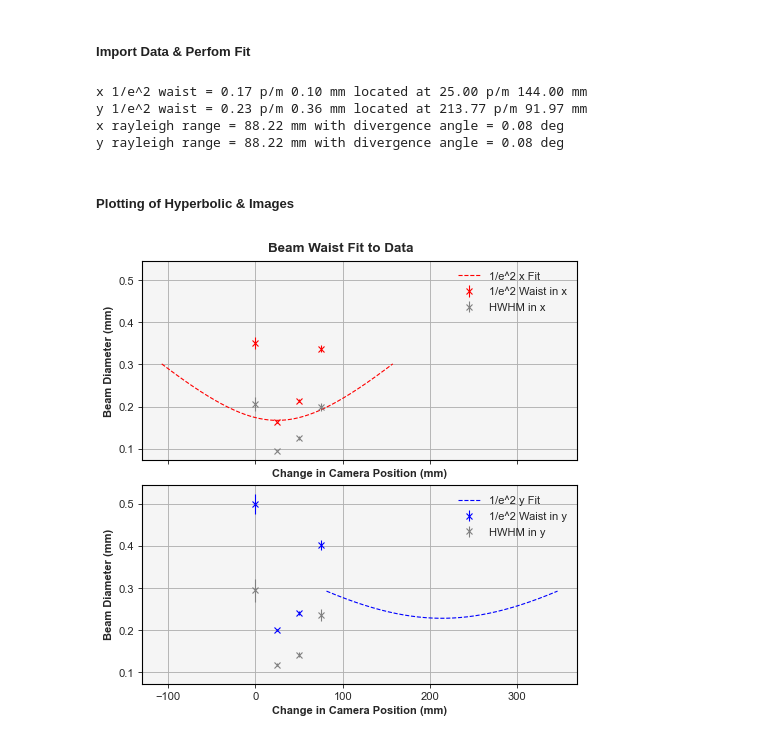
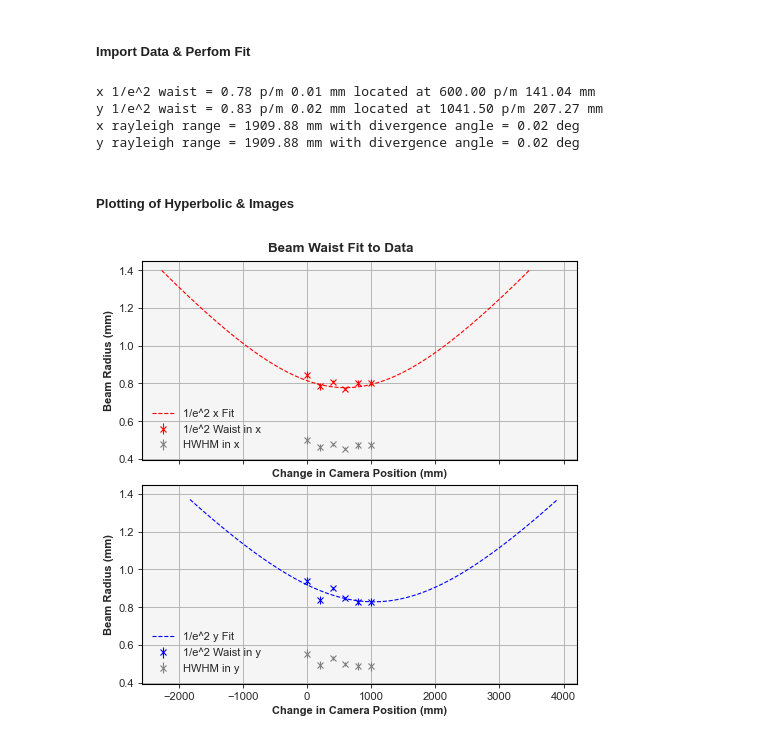
Before and after one commit to SMK-UK/BeamPro, a Jupyter notebook: test.ipynb, the cells around one changed output. Cells and saved outputs as stored; diff of their text form; code cells hidden in the pictures.

```diff
--- a/test.ipynb
+++ b/test.ipynb
@@ -17,7 +17,7 @@ import sys
 mp.style.use('signature.mplstyle')
 
 # directory and folder for images
-folder = ['75mm focus']
+folder = ['10']
 root = r"C:\Users\sk88\Desktop\995 collimation"
 dir = os.path.join(root, folder[0])
 # image laser wavelength(mm)
@@ -60,11 +60,11 @@ array_len = int(len(image_files)/2)
 distances = bf.open_excel(os.path.join(dir, z_file[0]))
 if len(distances) != array_len:
     sys.exit('Number of images and z-distance mismatch')
-
+# pre-assign arrays
 data = []
 fit_data = np.empty([array_len, 2, 3])
 fit_err = np.empty([array_len, 2, 3])
-
+# fit images to gaussian
 for index, image_file in enumerate(image_files):
     if index < array_len:
 
@@ -72,21 +72,19 @@ for index, image_file in enumerate(image_files):
         beam_bkd = os.path.join(dir, image_files[2 * index + 1])
         data.append(bf.norm_image(beam_image, beam_bkd))
         fit_data[index, :, :], fit_err[index, :, :] = ff.fitgauss(data[index])
-
+# convert pixels to mm and scale data
 pix_size = bf.get_pix_size(beam_image, chip_size)
-
 scale_data = np.abs(fit_data) * pix_size[0]
 scale_err = np.abs(fit_err) * pix_size[0]
 fit_data[:, 0, 1:] = np.abs(fit_data[:, 0, 1:]) * pix_size[0]
 fit_err[:, 0, 1:] = np.abs(fit_err[:, 0, 1:]) * pix_size[0]
 fit_data[:, 1, 1:] = np.abs(fit_data[:, 1, 1:]) * pix_size[1]
 fit_err[:, 1, 1:] = np.abs(fit_err[:, 1, 1:]) * pix_size[1]
-
-FWHM_err = np.array(scale_err[:, :, 2] / scale_data[:, :, 2])
 # calculate FWHM & 1/e^2 (um)
 FWHM = 2 * np.sqrt(2 * np.log(2)) *fit_data[:, :, 2]
+FWHM_scale_err = np.array(scale_err[:, :, 2] / scale_data[:, :, 2])
 FWHM_xy = [np.reshape(FWHM[:, 0], (len(FWHM),1)), np.reshape(FWHM[:, 1], (len(FWHM),1))]
-FWHM_err = [np.reshape(FWHM_err[:, 0] * np.ravel(FWHM_xy[0]), (len(FWHM),1)), np.reshape(FWHM_err[:, 1] * np.ravel(FWHM_xy[1]),  (len(FWHM),1))]
+FWHM_err = [np.reshape(FWHM_scale_err[:, 0] * np.ravel(FWHM_xy[0]), (len(FWHM),1)), np.reshape(FWHM_scale_err[:, 1] * np.ravel(FWHM_xy[1]),  (len(FWHM),1))]
 e2_xy = [FWHM_xy[0] / np.sqrt(2*np.log(2)), FWHM_xy[1] / np.sqrt(2*np.log(2))]
 e2_err = [FWHM_err[0] / np.sqrt(2*np.log(2)), FWHM_err[1] / np.sqrt(2*np.log(2))]
 # params for fitting to hyperbolic
@@ -104,36 +102,36 @@ print('y 1/e^2 waist = ' + '%.2f ' % e2y[0] + 'p/m ' + '%.2f mm' % e2y_err[0] +
 print('x rayleigh range = ' + '%.2f mm ' % zr[0] + 'with divergence angle = ' + '%.2f deg' % theta[0])
 print('y rayleigh range = ' + '%.2f mm ' % zr[1] + 'with divergence angle = ' + '%.2f deg' % theta[1])
 # %% [output]
-x 1/e^2 waist = 0.17 p/m 0.10 mm located at 25.00 p/m 144.00 mm
-y 1/e^2 waist = 0.23 p/m 0.36 mm located at 213.77 p/m 91.97 mm
-x rayleigh range = 88.22 mm with divergence angle = 0.08 deg
-y rayleigh range = 88.22 mm with divergence angle = 0.08 deg
+x 1/e^2 waist = 0.78 p/m 0.01 mm located at 600.00 p/m 141.04 mm
+y 1/e^2 waist = 0.83 p/m 0.02 mm located at 1041.50 p/m 207.27 mm
+x rayleigh range = 1909.88 mm with divergence angle = 0.02 deg
+y rayleigh range = 1909.88 mm with divergence angle = 0.02 deg
 # %% [markdown]
 
 ##### Plotting of Hyperbolic & Images
 # %%
 # set up x values for plotting
 zx_plot = np.linspace(start=-1.5 * zr[0], stop = 1.5*zr[0], num=1000, endpoint=True) + e2x[1]
 zy_plot = np.linspace(start=-1.5 * zr[1], stop = 1.5*zr[1], num=1000, endpoint=True) + e2y[1]
 # set up figure space for error bars and hyperbolic fit
 fig_1, ax_1 = mp.subplots(nrows=2, ncols=1, sharex='all', sharey='all', constrained_layout=True)
 # real beam data plots 1/e^2 (x & y)
 ax_1[0].errorbar(distances, e2_xy[0].flatten(), yerr = e2_err[0].flatten(), label='1/e^2 Waist in x', markersize=5, color='red', fmt='x')
 ax_1[1].errorbar(distances, e2_xy[1].flatten(), yerr = e2_err[1].flatten(), label='1/e^2 Waist in y', markersize=5, color='blue', fmt='x')
 # real beam data plots FWHM (x & y)
 ax_1[0].errorbar(distances, 0.5 * FWHM_xy[0].flatten(), yerr = FWHM_err[0].flatten(), label='HWHM in x', markersize=5, color='grey', fmt='x')
 ax_1[1].errorbar(distances, 0.5 * FWHM_xy[1].flatten(), yerr = FWHM_err[1].flatten(), label='HWHM in y', markersize=5, color='grey', fmt='x')
 # hyperbolic fit (x & y)
 ax_1[0].plot(zx_plot, ff.hyperbolic(zx_plot, e2x[0], e2x[1]), linestyle='--', label='1/e^2 x Fit', color='red')
 ax_1[1].plot(zy_plot, ff.hyperbolic(zy_plot, e2y[0], e2y[1]), linestyle='--', label='1/e^2 y Fit', color='blue')
 
 # format plots
 fig_1.suptitle('Beam Waist Fit to Data')
 for ax in ax_1:
-    ax.set(xlabel='Change in Camera Position (mm)', ylabel='Beam Diameter (mm)')
+    ax.set(xlabel='Change in Camera Position (mm)', ylabel='Beam Radius (mm)')
     ax.legend(loc='best')
 # %% [output]
-[figure, old version]
+[figure, new version]
 # %%
 x = np.linspace(0, chip_size[0], 320)
 y = np.linspace(0, chip_size[1], 256)
```
Also changed, not shown: parts of 1 cell of this notebook, 3 other files.
